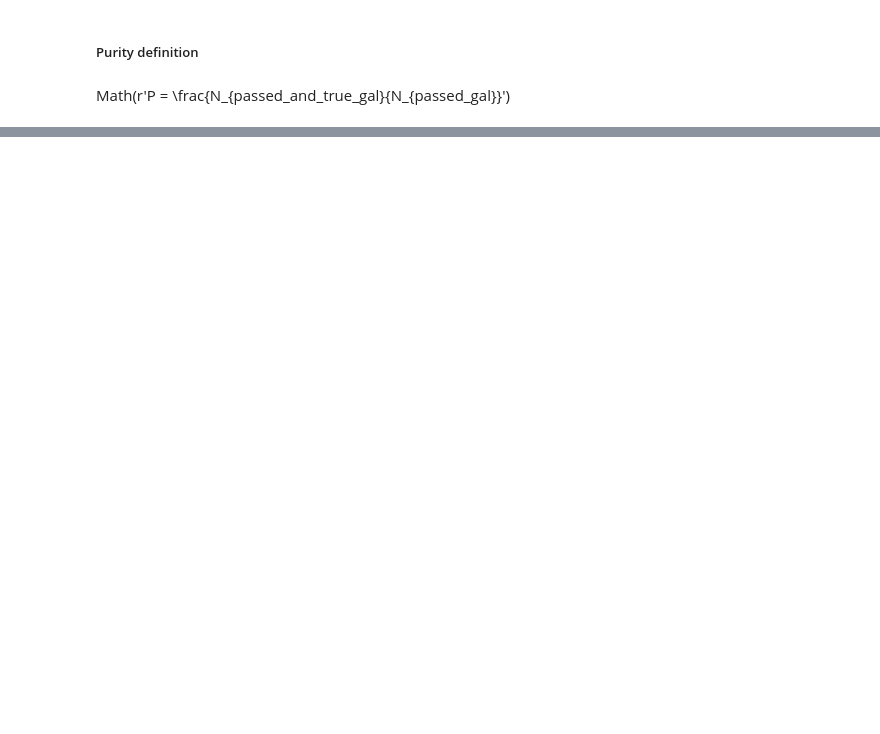
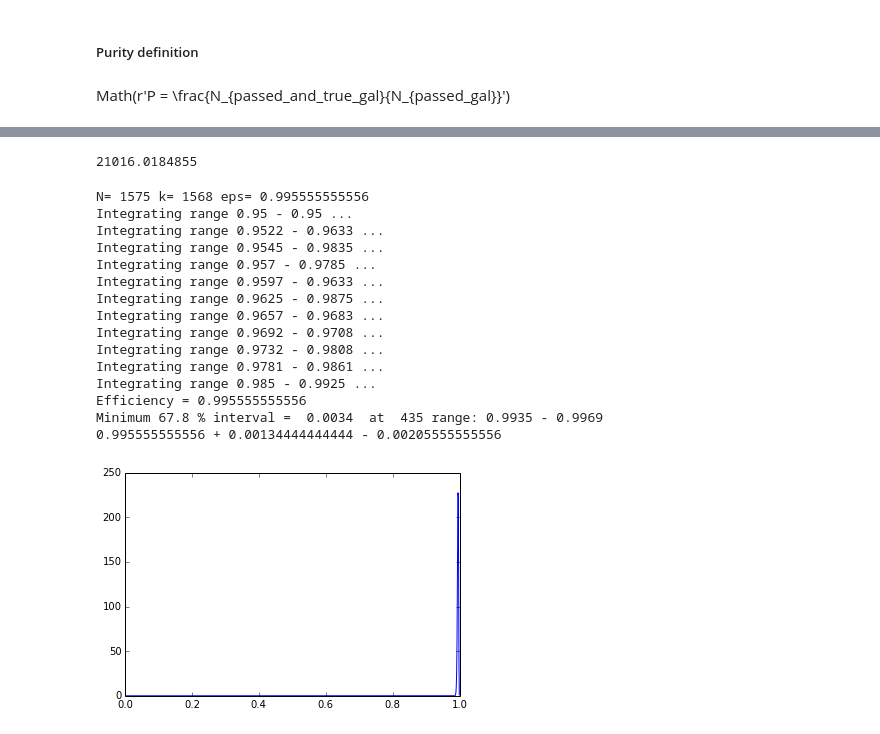
Before and after one commit to nsevilla/exploratory_notebook, a Jupyter notebook: compute_sgsep.ipynb, the cells around one changed output, grey strips where cells are left out. Cells and saved outputs as stored; diff of their text form; code cells hidden in the pictures; blank space fills up the shorter version.

Commit message:
Updated with proper error estimation

```diff
--- a/compute_sgsep.ipynb
+++ b/compute_sgsep.ipynb
@@ -86,0 +202,57 @@ plt.legend(loc='lower right')
+# %%
+print math.lgamma(3000)
+# %% [output]
+21016.0184855
+# %%
+from scipy.integrate import quad
+def pdf(eps,N,k):
+    lnorm = math.lgamma(N+2)-math.lgamma(k+1)-math.lgamma(N-k+1)
+    val = lnorm + k*np.log(eps) + (N-k)*np.log(1-eps)
+    #print lnorm,k*np.log(eps),(N-k)*np.log(1-eps),val
+    return np.exp(val)
+k=1568
+N=1575
+eps=float(k)/float(N)
+confidence_level = 0.678
+print 'N=',N,'k=',k,'eps=',eps
+#print pdf(eps,N,k)
+x = np.arange(0.0001,0.9999,0.001)
+y = pdf(x,N,k)
+plt.plot(x,y)
+#integral for error estimate
+interval_list = [] # not much difference using numpy and this way I can use append
+xa = np.arange(0.95,0.9999,0.0001)
+counter = 0
+for alpha in xa:
+    xb = np.arange(alpha,0.9999,0.0001)
+    for beta in xb:
+        if counter % 10000 == 0:
+            print 'Integrating range',alpha,'-',beta,'...'
+        I = quad(pdf,alpha,beta,args=(N,k))
+        counter = counter + 1
+        if I[0] > confidence_level:
+            interval_list.append([beta-alpha,alpha,beta])
+            break
+
+print 'Efficiency =',eps
+minimum_integral = np.amin(interval_list,axis=0)[0] # should match confidence level
+minimum_index = np.argmin(interval_list,axis=0)[0]
+print 'Minimum',confidence_level*100,'% interval = ',minimum_integral,' at ',minimum_index,'range:',interval_list[minimum_index][1],'-',interval_list[minimum_index][2]
+print eps,'+',interval_list[minimum_index][2]-eps,'-',eps-interval_list[minimum_index][1]
+# %% [output]
+N= 1575 k= 1568 eps= 0.995555555556
+Integrating range 0.95 - 0.95 ...
+Integrating range 0.9522 - 0.9633 ...
+Integrating range 0.9545 - 0.9835 ...
+Integrating range 0.957 - 0.9785 ...
+Integrating range 0.9597 - 0.9633 ...
+Integrating range 0.9625 - 0.9875 ...
+Integrating range 0.9657 - 0.9683 ...
+Integrating range 0.9692 - 0.9708 ...
+Integrating range 0.9732 - 0.9808 ...
+Integrating range 0.9781 - 0.9861 ...
+Integrating range 0.985 - 0.9925 ...
+Efficiency = 0.995555555556
+Minimum 67.8 % interval =  0.0034  at  435 range: 0.9935 - 0.9969
+0.995555555556 + 0.00134444444444 - 0.00205555555556
+[figure, added]
```
Also changed, not shown: parts of 10 cells of this notebook.
